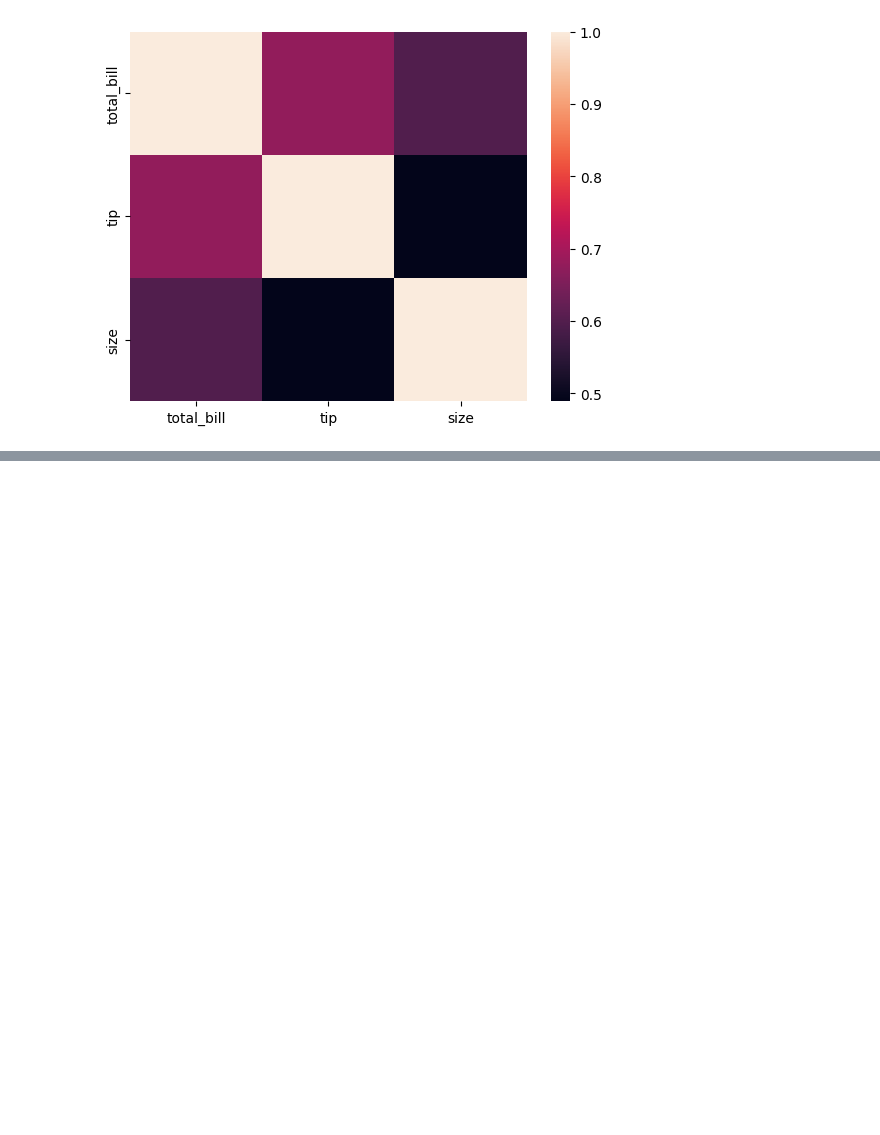
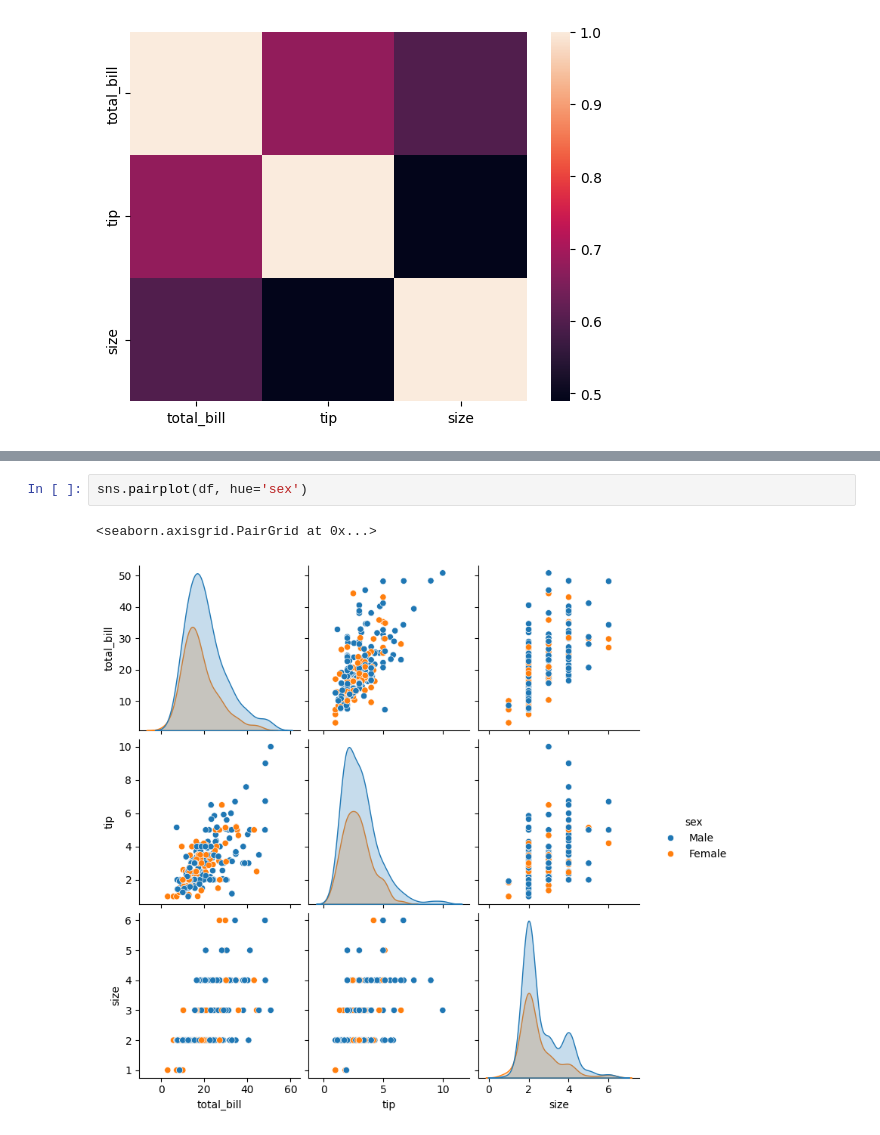
Before and after one commit to diyagoyal18/Python-Basics, a Jupyter notebook: seaborn/seaborn.ipynb, the cells around one changed output, grey strips where cells are left out. Cells and saved outputs as stored; diff of their text form; blank space fills up the shorter version.

```diff
--- a/seaborn/seaborn.ipynb
+++ b/seaborn/seaborn.ipynb
@@ -43,0 +59,5 @@ sns.heatmap(numeric_df.corr( ))
+# %%
+sns.pairplot(df, hue='sex')
+# %% [output]
+<seaborn.axisgrid.PairGrid at 0x...>
+[figure, added]
```
Also changed, not shown: parts of 17 cells of this notebook.
